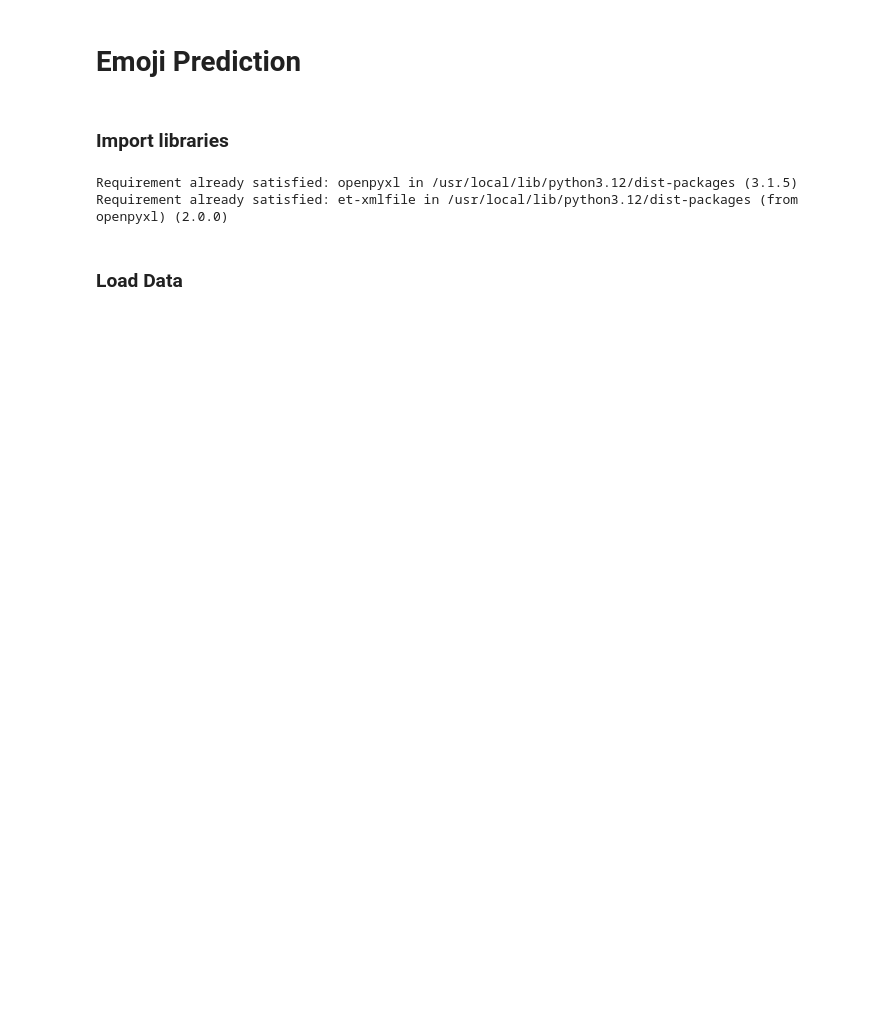
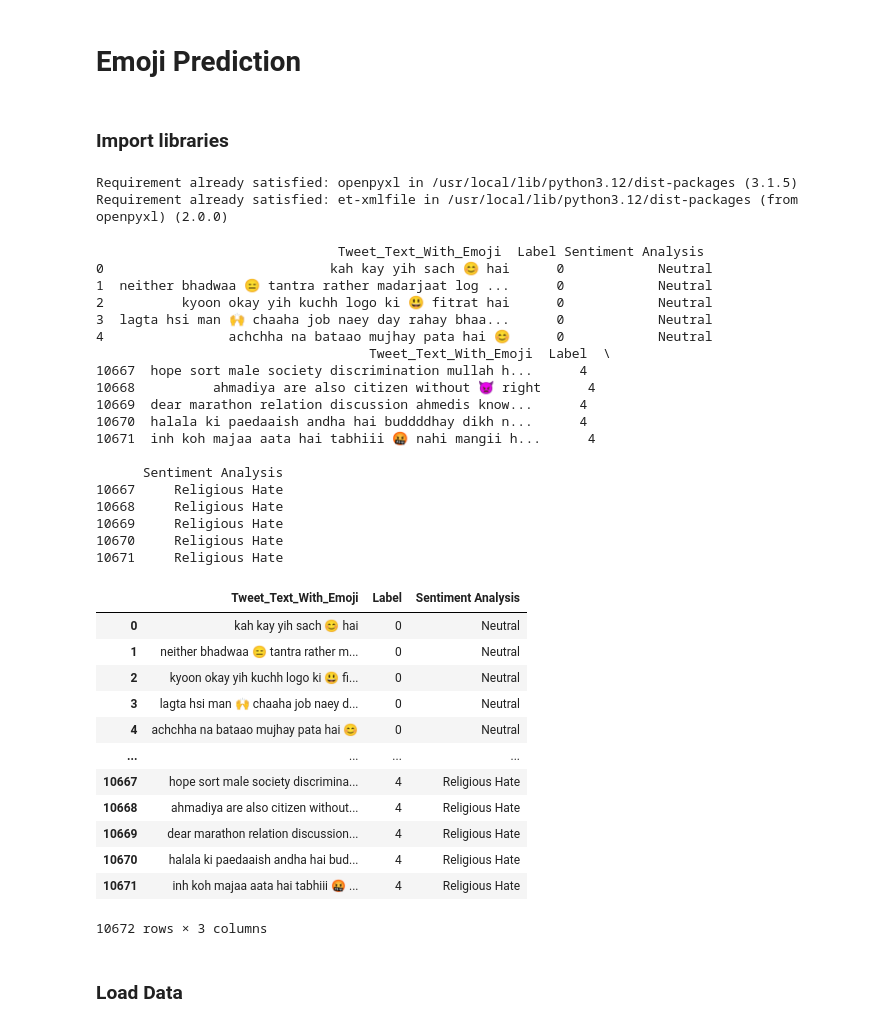
Before and after one commit to jokefun022/First-Project, a Jupyter notebook: Emoji_EDA.ipynb, the cells around one changed output. Saved outputs shown, nothing was run; the diff lists cells and outputs as text; code cells hidden in the pictures; blank space fills up the shorter version.

```diff
--- a/Emoji_EDA.ipynb
+++ b/Emoji_EDA.ipynb
@@ -18,8 +18,52 @@ Requirement already satisfied: et-xmlfile in /usr/local/lib/python3.12/dist-pack
 # %%
 import pandas as pd
 
-df = pd.read_excel('/content/Complete Data With Emoji.xlsx')
-df.head(10000)
+df = pd.read_csv('/content/Complete Data With Emoji.csv',)
+                 #encoding='utf-8')
+
+
+#from IPython.display import display
+
+#display(df)
+
+print(df.head())
+
+print(df.tail())
+
+display(df)
+# %% [output]
+                               Tweet_Text_With_Emoji  Label Sentiment Analysis
+0                             kah kay yih sach 😊 hai      0            Neutral
+1  neither bhadwaa 😑 tantra rather madarjaat log ...      0            Neutral
+2          kyoon okay yih kuchh logo ki 😃 fitrat hai      0            Neutral
+3  lagta hsi man 🙌 chaaha job naey day rahay bhaa...      0            Neutral
+4                achchha na bataao mujhay pata hai 😊      0            Neutral
+                                   Tweet_Text_With_Emoji  Label  \
+10667  hope sort male society discrimination mullah h...      4
+10668          ahmadiya are also citizen without 👿 right      4
+10669  dear marathon relation discussion ahmedis know...      4
+10670  halala ki paedaaish andha hai buddddhay dikh n...      4
+10671  inh koh majaa aata hai tabhiii 🤬 nahi mangii h...      4
+
+      Sentiment Analysis
+10667     Religious Hate
+10668     Religious Hate
+10669     Religious Hate
+10670     Religious Hate
+10671     Religious Hate
+|  | Tweet_Text_With_Emoji | Label | Sentiment Analysis |
+| 0 | kah kay yih sach 😊 hai | 0 | Neutral |
+| 1 | neither bhadwaa 😑 tantra rather m... | 0 | Neutral |
+| 2 | kyoon okay yih kuchh logo ki 😃 fi... | 0 | Neutral |
+| 3 | lagta hsi man 🙌 chaaha job naey d... | 0 | Neutral |
+| 4 | achchha na bataao mujhay pata hai 😊 | 0 | Neutral |
+| ... | ... | ... | ... |
+| 10667 | hope sort male society discrimina... | 4 | Religious Hate |
+| 10668 | ahmadiya are also citizen without... | 4 | Religious Hate |
+| 10669 | dear marathon relation discussion... | 4 | Religious Hate |
+| 10670 | halala ki paedaaish andha hai bud... | 4 | Religious Hate |
+| 10671 | inh koh majaa aata hai tabhiii 🤬 ... | 4 | Religious Hate |
+10672 rows × 3 columns
 # %% [markdown]
 ### Load Data
 # %%
```
Also changed, not shown: parts of 7 cells of this notebook.
